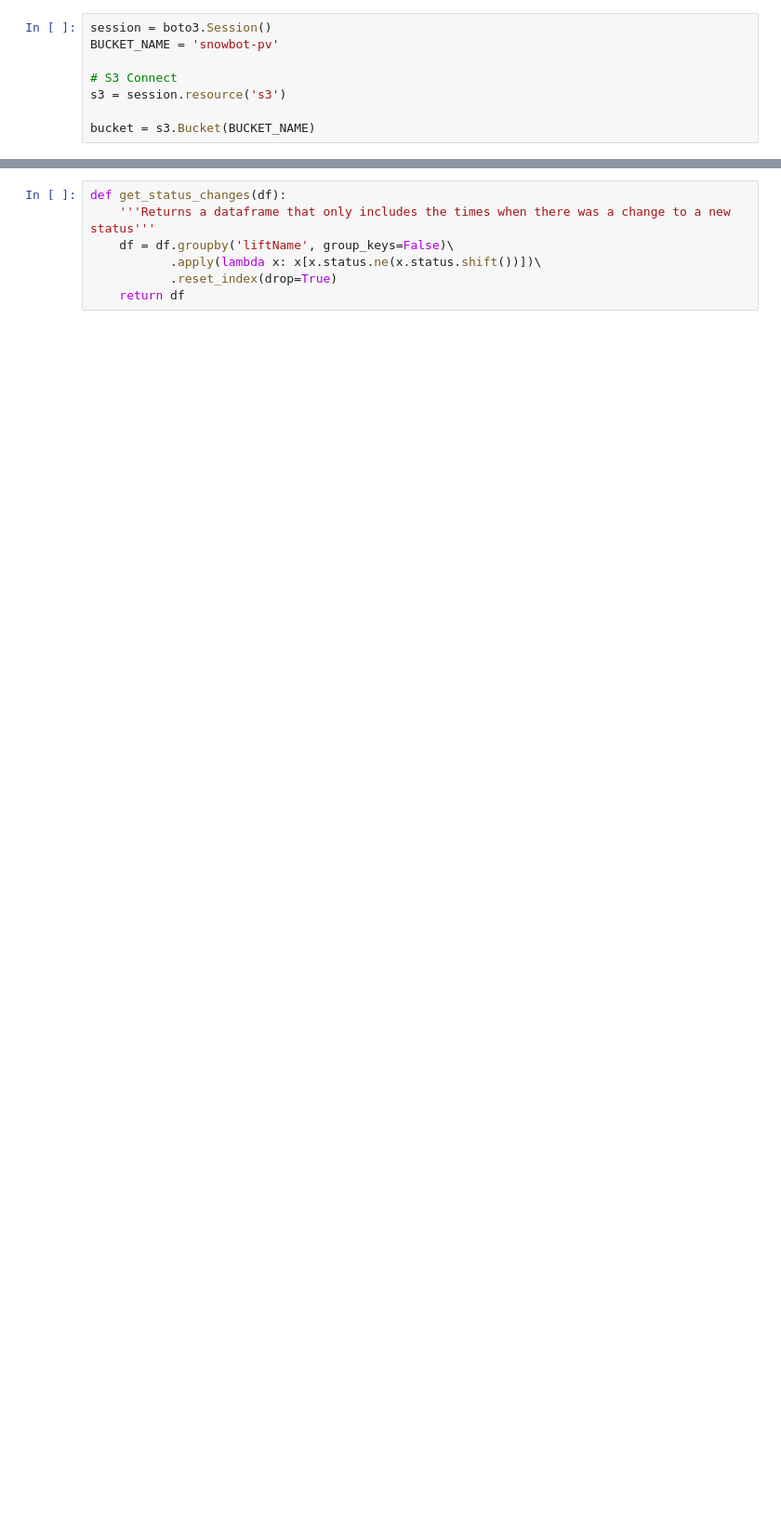
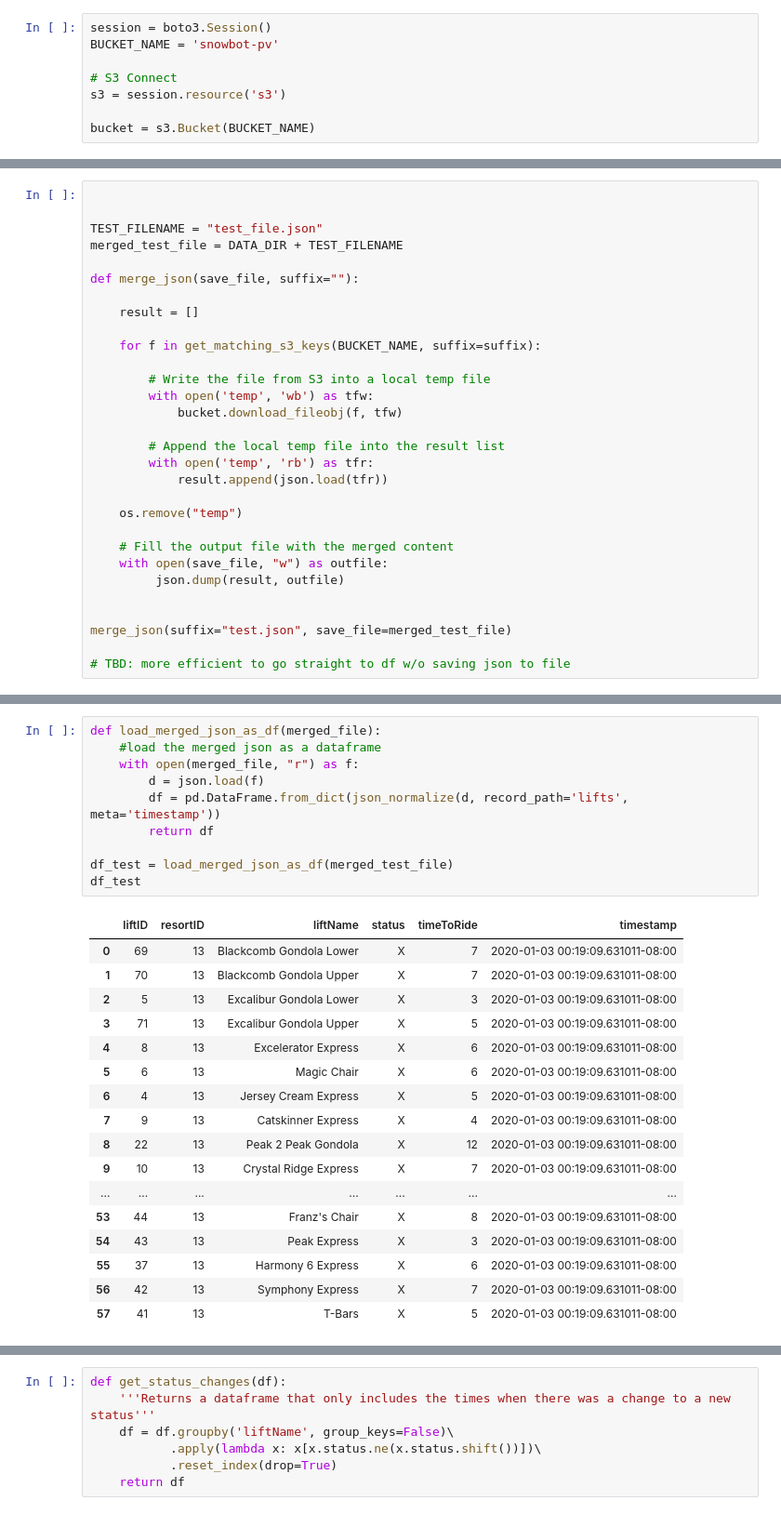
Before and after one commit to Pall-v/snowbot, a Jupyter notebook: process_json.ipynb, the cells around one changed output, grey strips where cells are left out. Shown at 93% size. Saved outputs shown, nothing was run; the diff lists cells and outputs as text; blank space fills up the shorter version.

Commit message:
Functionize code dealing with json

```diff
--- a/process_json.ipynb
+++ b/process_json.ipynb
@@ -82,4 +84,34 @@ os.remove("temp")
 # Fill the output file with the merged content
 with open(merged_file, "w") as outfile:
      json.dump(result, outfile)
+# %%
+
+
+TEST_FILENAME = "test_file.json"
+merged_test_file = DATA_DIR + TEST_FILENAME
+
+def merge_json(save_file, suffix=""):
+
+    result = []
+
+    for f in get_matching_s3_keys(BUCKET_NAME, suffix=suffix):
+
+        # Write the file from S3 into a local temp file
+        with open('temp', 'wb') as tfw:
+            bucket.download_fileobj(f, tfw)
+
+        # Append the local temp file into the result list
+        with open('temp', 'rb') as tfr:
+            result.append(json.load(tfr))
+
+    os.remove("temp")
+
+    # Fill the output file with the merged content
+    with open(save_file, "w") as outfile:
+         json.dump(result, outfile)
+
+
+merge_json(suffix="test.json", save_file=merged_test_file)
+
+# TBD: more efficient to go straight to df w/o saving json to file
 # %%
@@ -87,4 +121,32 @@ with open(merged_file, "w") as outfile:
 with open(merged_file, "r") as f:
     d = json.load(f)
     df = pd.DataFrame.from_dict(json_normalize(d, record_path='lifts', meta='timestamp'))
+# %%
+def load_merged_json_as_df(merged_file):
+    #load the merged json as a dataframe
+    with open(merged_file, "r") as f:
+        d = json.load(f)
+        df = pd.DataFrame.from_dict(json_normalize(d, record_path='lifts', meta='timestamp'))
+        return df
+
+df_test = load_merged_json_as_df(merged_test_file)
+df_test
+# %% [output]
+|  | liftID | resortID | liftName | status | timeToRide | timestamp |
+| 0 | 69 | 13 | Blackcomb Gondola Lower | X | 7 | 2020-01-03 00:19:09.631011-08:00 |
+| 1 | 70 | 13 | Blackcomb Gondola Upper | X | 7 | 2020-01-03 00:19:09.631011-08:00 |
+| 2 | 5 | 13 | Excalibur Gondola Lower | X | 3 | 2020-01-03 00:19:09.631011-08:00 |
+| 3 | 71 | 13 | Excalibur Gondola Upper | X | 5 | 2020-01-03 00:19:09.631011-08:00 |
+| 4 | 8 | 13 | Excelerator Express | X | 6 | 2020-01-03 00:19:09.631011-08:00 |
+| 5 | 6 | 13 | Magic Chair | X | 6 | 2020-01-03 00:19:09.631011-08:00 |
+| 6 | 4 | 13 | Jersey Cream Express | X | 5 | 2020-01-03 00:19:09.631011-08:00 |
+| 7 | 9 | 13 | Catskinner Express | X | 4 | 2020-01-03 00:19:09.631011-08:00 |
+| 8 | 22 | 13 | Peak 2 Peak Gondola | X | 12 | 2020-01-03 00:19:09.631011-08:00 |
+| 9 | 10 | 13 | Crystal Ridge Express | X | 7 | 2020-01-03 00:19:09.631011-08:00 |
+| ... | ... | ... | ... | ... | ... | ... |
+| 53 | 44 | 13 | Franz's Chair | X | 8 | 2020-01-03 00:19:09.631011-08:00 |
+| 54 | 43 | 13 | Peak Express | X | 3 | 2020-01-03 00:19:09.631011-08:00 |
+| 55 | 37 | 13 | Harmony 6 Express | X | 6 | 2020-01-03 00:19:09.631011-08:00 |
+| 56 | 42 | 13 | Symphony Express | X | 7 | 2020-01-03 00:19:09.631011-08:00 |
+| 57 | 41 | 13 | T-Bars | X | 5 | 2020-01-03 00:19:09.631011-08:00 |
 # %%
```
Also changed, not shown: parts of 15 cells of this notebook, 5 other files.
